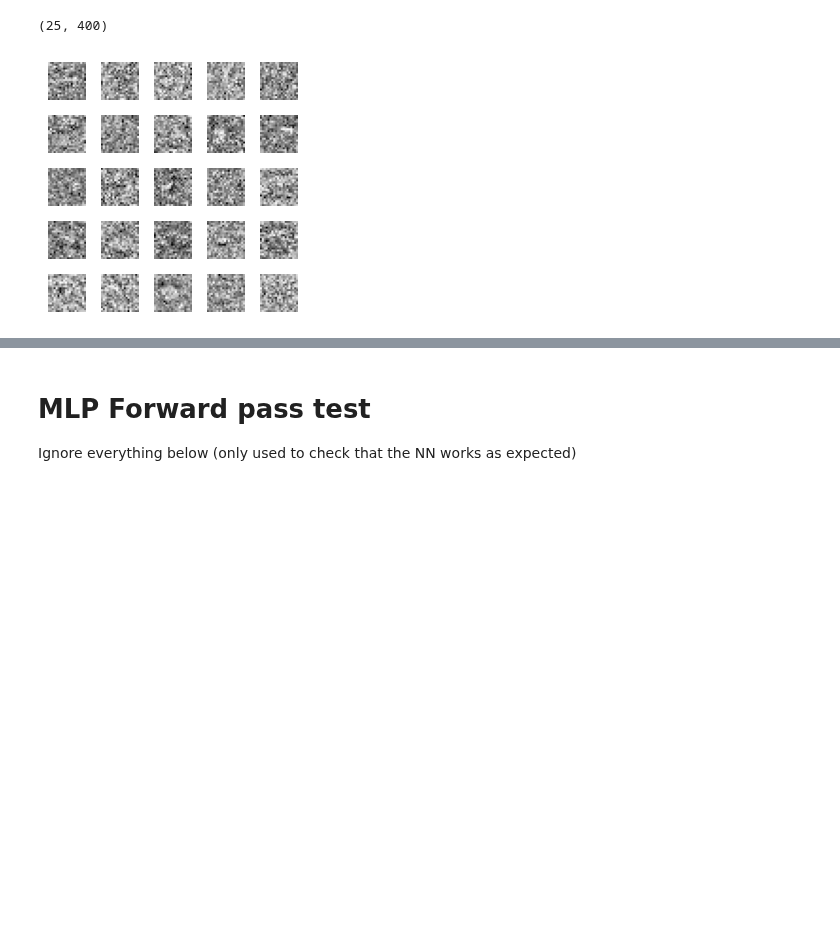
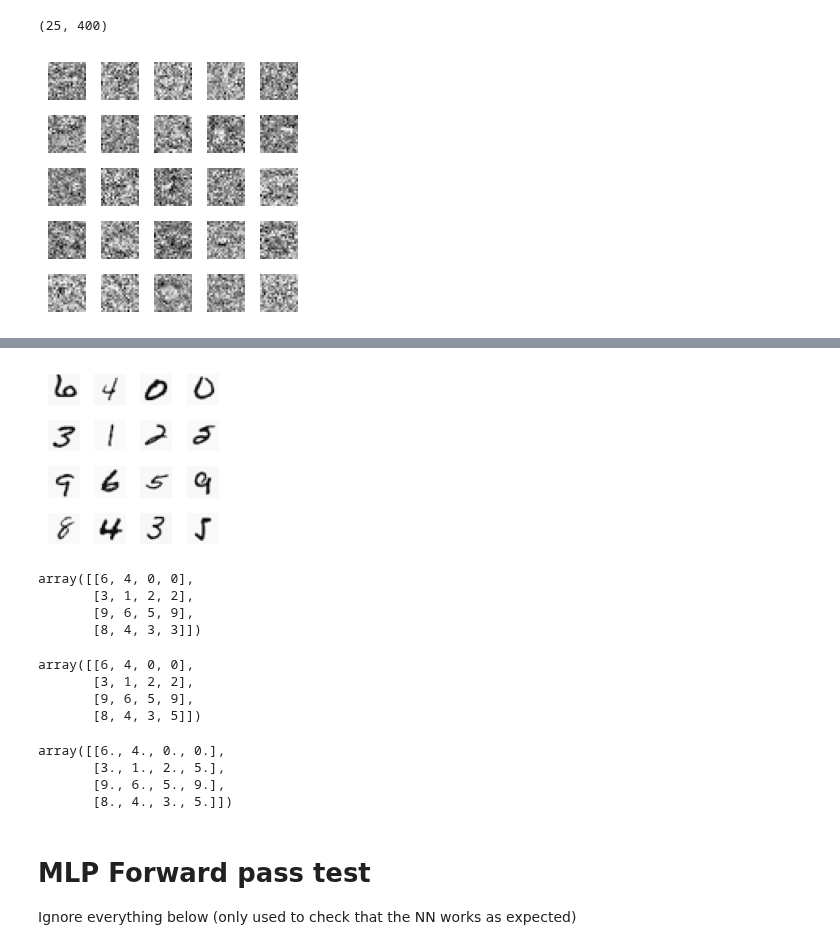
Before and after one commit to JouhC/ai-linearalgebra-probsets, a Jupyter notebook: notebooks/ps3_ann.ipynb, the cells around one changed output, grey strips where cells are left out. Saved outputs shown, nothing was run; the diff lists cells and outputs as text; code cells hidden in the pictures; blank space fills up the shorter version.

```diff
--- a/notebooks/ps3_ann.ipynb
+++ b/notebooks/ps3_ann.ipynb
@@ -352,11 +352,23 @@ class MLP:
         self,
         layer_sizes: Optional[list[int]] = None,
         random_seed: float = 1,
+        better_w_init=False,
     ) -> None:
         np.random.seed(random_seed)
 
         self.layer_sizes = [400, 25, 10] if not layer_sizes else layer_sizes
 
+        if better_w_init:
+            self.better_w_init_self()
+        else:
+            self.normal_w_init()
+        self.mse_train = []
+        self.acc_train = []
+        self.mse_val = []
+        self.acc_val = []
+        self.saved_weights = []
+
+    def normal_w_init(self):
         self.weights = [
             # + 1 to account for the bias
             # e.g. 25 x 400 (25 neurons, 400 weights each)
@@ -365,11 +377,17 @@ class MLP:
                 self.layer_sizes[1:], self.layer_sizes[:-1]
             )
         ]
-        self.mse_train = []
-        self.acc_train = []
-        self.mse_val = []
-        self.acc_val = []
-        self.saved_weights = []
+
+    def better_w_init_self(self):
+        self.weights = [
+            # + 1 to account for the bias
+            # e.g. 25 x 400 (25 neurons, 400 weights each)
+            np.random.randn(right_layer_neurons, left_layer_weights + 1)
+            / np.sqrt(left_layer_weights)
+            for (right_layer_neurons, left_layer_weights) in zip(
+                self.layer_sizes[1:], self.layer_sizes[:-1]
+            )
+        ]
 
     def display_network_info(self) -> None:
         for idx, weight in enumerate(self.weights):
@@ -897,3 +986,34 @@ plot_first_x_images(viz_weights_net_b, image_size=2.8)
+# %%
+X_vals_for_testing = X_val.iloc[80:96].to_numpy()
+
+saved_weights_net_b = network_c.saved_weights
+
+network_loaded_weights_b = MLP(layer_sizes=[400, 25, 10])
+network_loaded_weights_b.load_weights(saved_weights_net_b)
+
+plot_first_x_images(X_vals_for_testing)
+
+preds_test_b = network_c.forward_all_training_examples(X_vals_for_testing)
+preds_test_loaded_b = network_loaded_weights_b.forward_all_training_examples(
+    X_vals_for_testing
+)
+display(preds_test_b.reshape(4, 4))
+display(preds_test_loaded_b.reshape(4, 4))
+display(y_val.iloc[80:96].to_numpy().flatten().reshape(4, 4))
+# %% [output]
+[figure, added]
+array([[6, 4, 0, 0],
+       [3, 1, 2, 2],
+       [9, 6, 5, 9],
+       [8, 4, 3, 3]])
+array([[6, 4, 0, 0],
+       [3, 1, 2, 2],
+       [9, 6, 5, 9],
+       [8, 4, 3, 5]])
+array([[6., 4., 0., 0.],
+       [3., 1., 2., 5.],
+       [9., 6., 5., 9.],
+       [8., 4., 3., 5.]])
 # %% [markdown]
 # MLP Forward pass test
 
```
Also changed, not shown: parts of 5 cells of this notebook, 1 other file.
